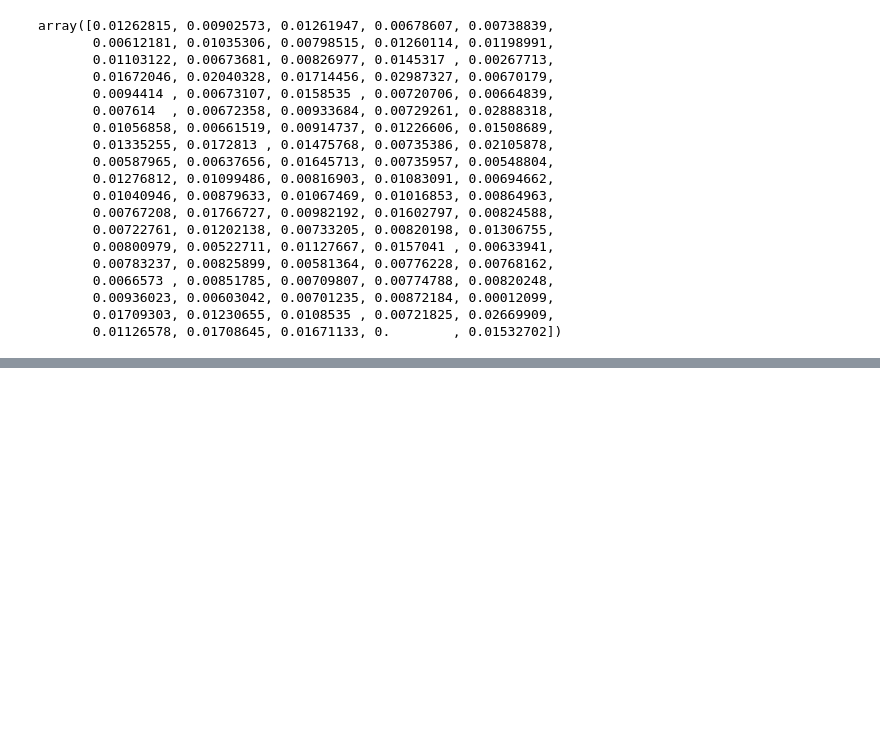
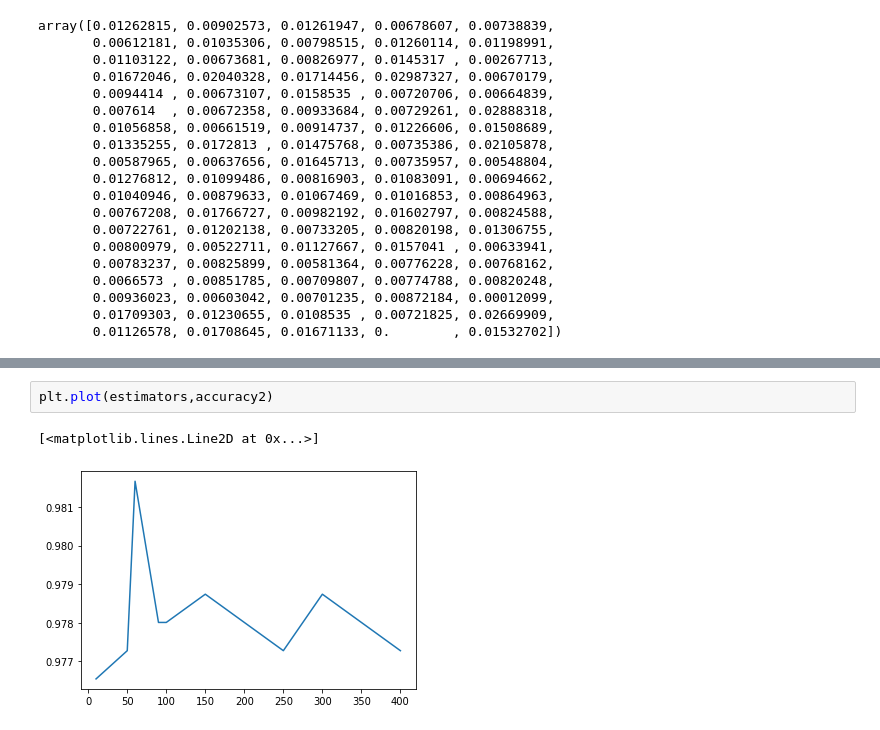
Before and after one commit to RushilPatel0703/ACML_Project, a Jupyter notebook: ACML_Project_Draft.ipynb, the cells around one changed output, grey strips where cells are left out. Saved outputs shown, nothing was run; the diff lists cells and outputs as text; blank space fills up the shorter version.

```diff
--- a/ACML_Project_Draft.ipynb
+++ b/ACML_Project_Draft.ipynb
@@ -77,0 +100,5 @@ array([0.01262815, 0.00902573, 0.01261947, 0.00678607, 0.00738839,
+# %%
+plt.plot(estimators,accuracy2)
+# %% [output]
+[<matplotlib.lines.Line2D at 0x...>]
+[figure, added]
```
Also changed, not shown: parts of 7 cells of this notebook.
